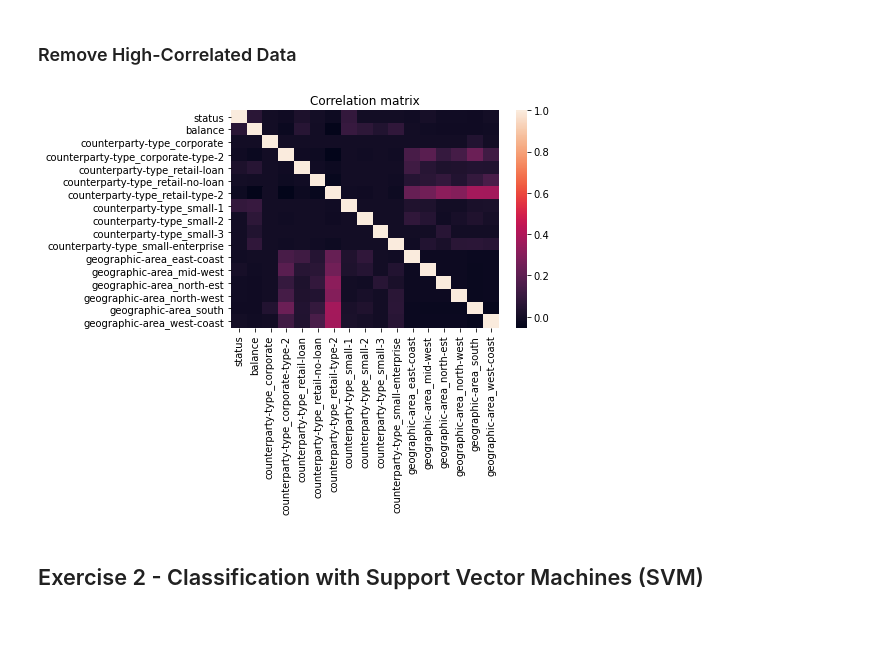
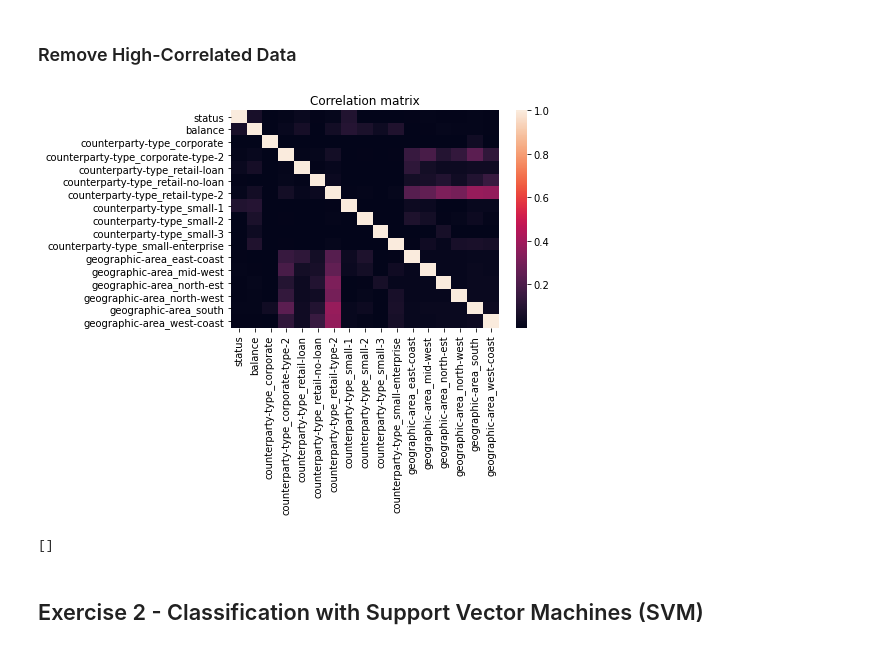
Before and after one commit to lcsrodriguez/intro-ml-assignment, a Jupyter notebook: assignment.ipynb, the cells around one changed output. Drawn from its saved outputs; the diff is of its cells as text; code cells hidden in the pictures.

```diff
--- a/assignment.ipynb
+++ b/assignment.ipynb
@@ -397,11 +397,27 @@ Once we get a 0% for each column of missing values rate, we can consider the nex
 # %%
 import seaborn as sns
 import matplotlib.pyplot as plt
-sns.heatmap(X.corr(), annot=False)
+
+correlation_matrix = X.corr().abs()
+sns.heatmap(correlation_matrix, annot=False)
 plt.title("Correlation matrix")
 plt.show()
 # %% [output]
-[figure, old version]
+[figure, new version]
+# %%
+# Select upper triangle of correlation matrix (because it's a symmetric matrix)
+upper = correlation_matrix.where(np.triu(np.ones(correlation_matrix.shape), k=1).astype(np.bool))
+#print(upper)
+
+# Find features with correlation greater than a fixed threshold
+threshold = 0.9
+to_drop = [column for column in upper.columns if any(upper[column] > threshold)]
+print(to_drop)
+
+# Drop selected features
+X.drop(to_drop, axis=1, inplace=True)
+# %% [output]
+[]
 # %% [markdown]
 ## Exercise 2 - Classification with Support Vector Machines (SVM)
 # %% [markdown]
```
